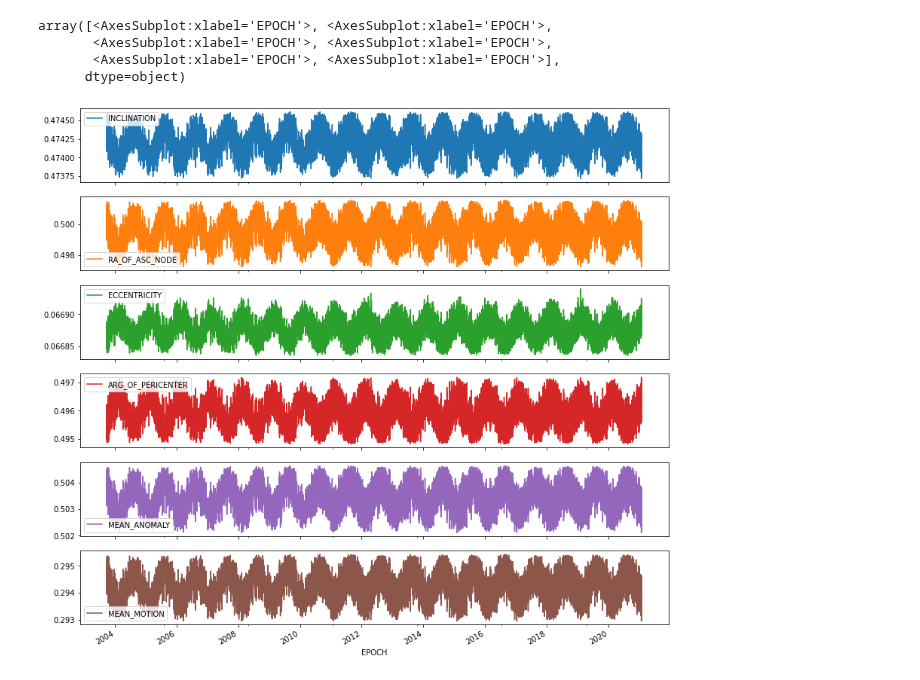
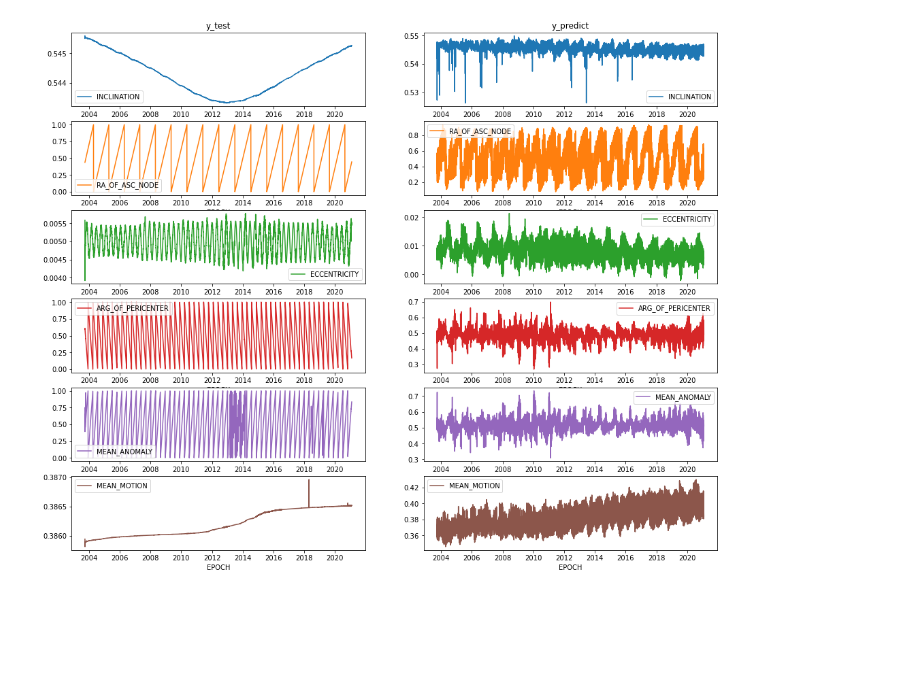
Before and after one commit to cm-tle-pred/tle-prediction, a Jupyter notebook: models/model_1/remote_model_validate.ipynb, the cells around one changed output. Cells and saved outputs as stored; diff of their text form; code cells hidden in the pictures; blank space fills up the shorter version.

```diff
--- a/models/model_1/remote_model_validate.ipynb
+++ b/models/model_1/remote_model_validate.ipynb
@@ -75,5 +212,3 @@ results = train.predict(model, X_test[cols], y_test)
 # %%
-cols = ['INCLINATION','RA_OF_ASC_NODE', 'ECCENTRICITY', 'ARG_OF_PERICENTER', 'MEAN_ANOMALY', 'MEAN_MOTION']
-X_test_27944 = X_test[X_test.NORAD_CAT_ID == 27944]
-X_test_27944_idx = X_test_27944.index
-X_test_27944.set_index('EPOCH')[cols].plot(figsize=[14,14], subplots=True)
+# X_test_27944.set_index('EPOCH')[graph_cols].plot(figsize=[14,14], subplots=True, title='X_test')
+# plt.show()
@@ -96,10 +215,17 @@ array([<AxesSubplot:xlabel='EPOCH'>, <AxesSubplot:xlabel='EPOCH'>,
-# %%
-y_pred_27944 = pd.DataFrame(results, columns=cols).loc[X_test_27944_idx]
-y_pred_27944['EPOCH'] = X_test_27944['EPOCH_y']
-y_pred_27944.set_index('EPOCH')[cols].plot(figsize=[14,14], subplots=True)
-# %% [output]
-array([<AxesSubplot:xlabel='EPOCH'>, <AxesSubplot:xlabel='EPOCH'>,
-       <AxesSubplot:xlabel='EPOCH'>, <AxesSubplot:xlabel='EPOCH'>,
-       <AxesSubplot:xlabel='EPOCH'>, <AxesSubplot:xlabel='EPOCH'>],
-      dtype=object)
-[figure, removed]
+# %%
+fig, axs = plt.subplots(6,2,figsize=(17,14))
+
+y_test_27944 = y_test.loc[X_test_27944_idx]
+y_test_27944['EPOCH'] = X_test_27944['EPOCH_y']
+y_test_27944.set_index('EPOCH')[graph_cols].plot(figsize=[14,14], subplots=True, ax=axs[:,0])
+
+results = train.predict(model, X_test_27944[cols], y_test_27944)
+y_pred_27944 = pd.DataFrame(results, columns=graph_cols)
+y_pred_27944['EPOCH'] = X_test_27944['EPOCH_y'].reset_index(drop=True)
+y_pred_27944.set_index('EPOCH')[graph_cols].plot(figsize=[14,14], subplots=True, ax=axs[:,1])
+
+axs[0,0].set_title('y_test')
+axs[0,1].set_title('y_predict')
+plt.show()
+# %% [output]
+[figure, added]
```
Also changed, not shown: parts of 9 cells of this notebook, 1 other file.
